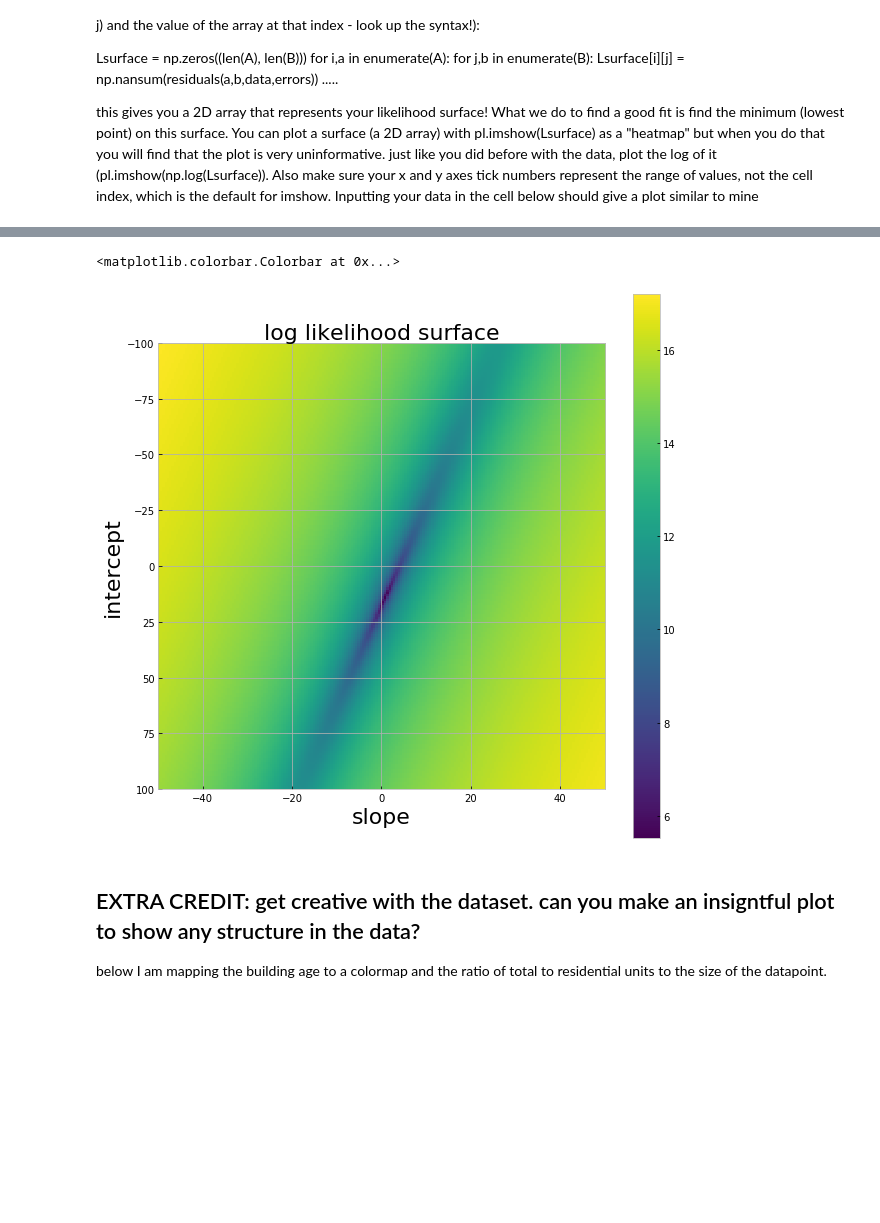
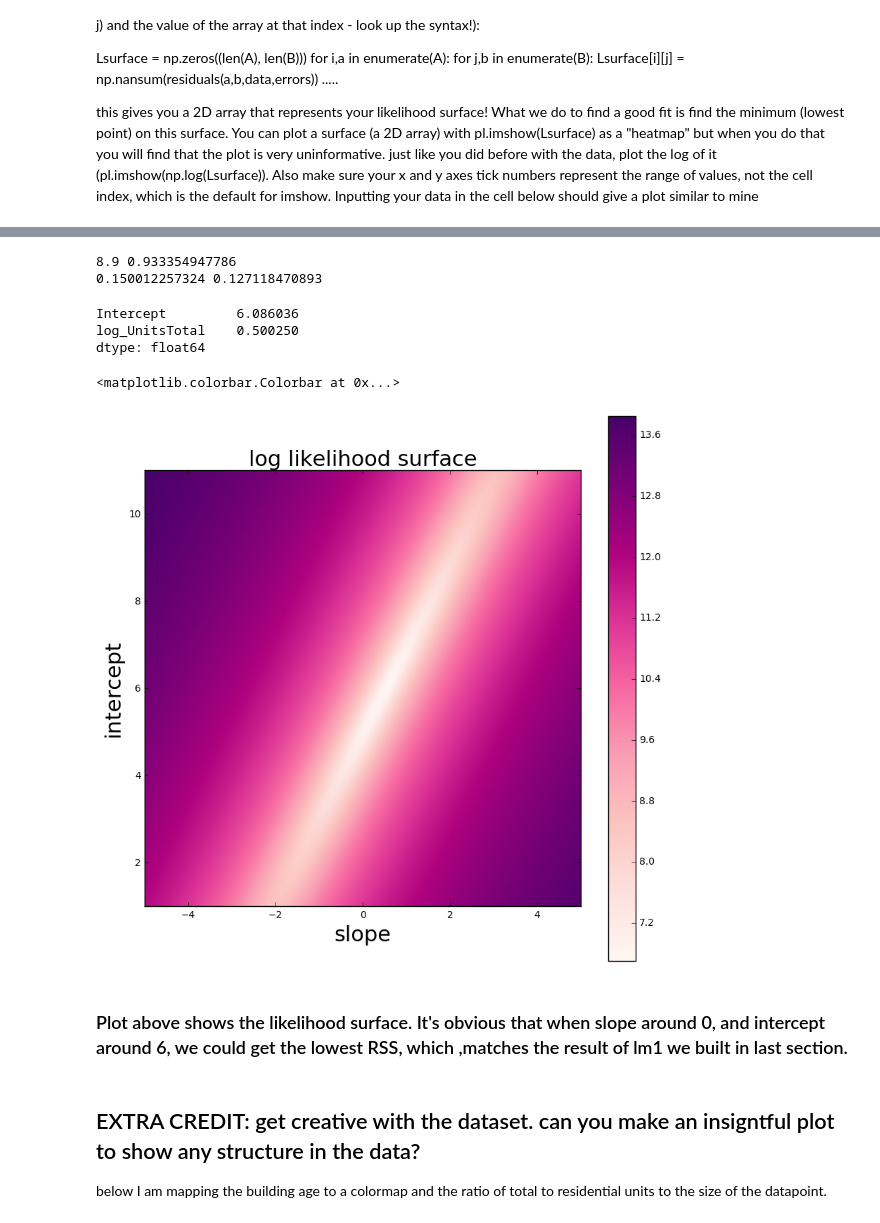
Before and after one commit to djfan/PUI2016_df1676, a Jupyter notebook: HW6_df1676/HW6_1_df1676.ipynb, the cells around one changed output, grey strips where cells are left out. Drawn from its saved outputs; the diff is of its cells as text; code cells hidden in the pictures; blank space fills up the shorter version.

```diff
--- a/HW6_df1676/HW6_1_df1676.ipynb
+++ b/HW6_df1676/HW6_1_df1676.ipynb
@@ -266,0 +494,2 @@ print ("LR from statsmodels:", curvemodel.compare_lr_test(linemodel))
+# %%
+bblnrgdata_cut_2['log_UnitsTotal_sq']=bblnrgdata_cut_2['log_UnitsTotal']**2
@@ -292,13 +589,45 @@ You can plot a surface (a 2D array) with pl.imshow(Lsurface) as a "heatmap" but
+# %%
+a=np.random.poisson(lam=9,size=10)
+b=np.log10(a)
+print(mean(a),mean(b))
+print (mean(sqrt((a))/(np.log(10)*a)), std(b))
+# %% [output]
+8.9 0.933354947786
+0.150012257324 0.127118470893
+# %%
+lm1.params
+# %% [output]
+Intercept         6.086036
+log_UnitsTotal    0.500250
+dtype: float64
+# %%
+def getResidual_1(X, Y, slope, intercept, X_original):
+    return sum(((Y - (X*slope+intercept))**2))
+# %%
+nx, ny = (100,100)
+xx = np.linspace(-5, 5, nx, endpoint=True)
+yy = np.linspace(1, 11, ny, endpoint=True)
+xv, yv = np.meshgrid(xx, yy)
+
+Lsurface1 = np.zeros((len(xx), len(yy)))
+Lsurface2 = np.zeros((len(xx), len(yy)))
+# %%
+for x in xrange(Lsurface1.shape[0]):
+    for y in xrange(Lsurface1.shape[1]):
+        Lsurface1[x][y] = getResidual_1(bblnrgdata_cut_2.log_UnitsTotal, bblnrgdata_cut_2.log_energy_total,
+                                        xv[x][y],yv[x][y], bblnrgdata_cut_2.UnitsTotal)
 # %%
 pl.figure(figsize=(10,10))
 pl.title ("log likelihood surface", fontsize = 22)
-pl.imshow(np.log(Lsurface), extent = [-50,50,100,-100], aspect=0.5)
+pl.imshow(np.log(Lsurface1), extent = [-5,5,1,11], aspect=None, cmap='RdPu')
 pl.xlabel('slope', fontsize = 22)
 pl.ylabel('intercept', fontsize = 22)
 pl.colorbar()
 # %% [output]
 <matplotlib.colorbar.Colorbar at 0x...>
-[figure, old version]
+[figure, new version]
+# %% [markdown]
+### Plot above shows the likelihood surface. It's obvious that when slope around 0, and intercept around 6, we could get the lowest RSS, which ,matches the result of lm1 we built in last section.
 # %% [markdown]
 ## EXTRA CREDIT: get creative with the dataset. can you make an insigntful plot to show any structure in the data?
 
```
Also changed, not shown: parts of 109 cells of this notebook, 6 other files.
